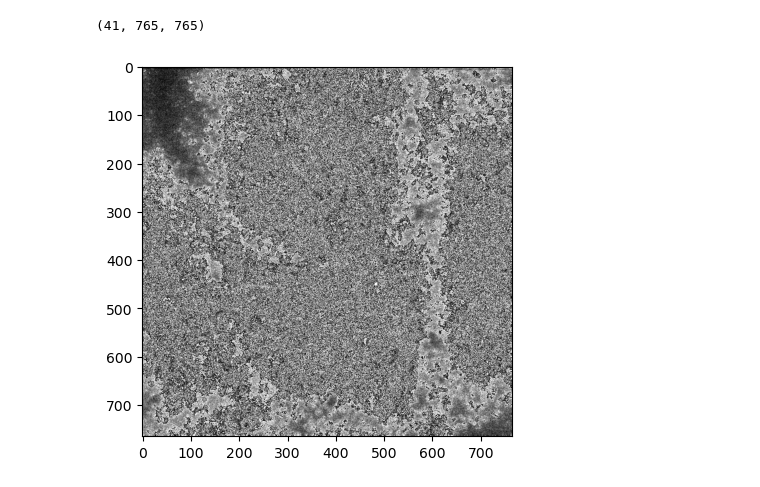
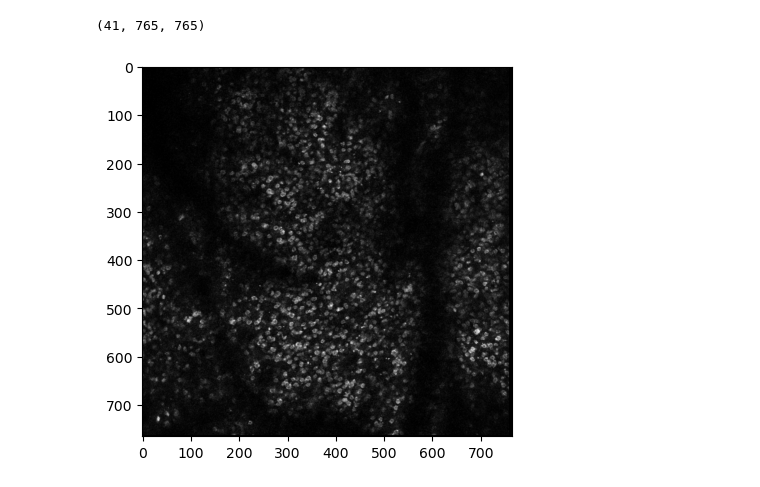
Before and after one commit to vncntprvst/2P-proc, a Jupyter notebook: Mesmerize/shift_zstack.ipynb, the cells around one changed output. Drawn from its saved outputs; the diff is of its cells as text; code cells hidden in the pictures.

```diff
--- a/Mesmerize/shift_zstack.ipynb
+++ b/Mesmerize/shift_zstack.ipynb
@@ -222,0 +207,18 @@ D:/Analysis_2P/Data/C57_O1M2/10022023/ZSeries-10022023-1300-002/ZSeries-10022023
+# %%
+import numpy as np
+from tifffile import TiffFile
+
+Z_path = "D:/Analysis_2P/Data/C57_O1M2/10022023/ZSeries-10022023-1300-002"
+zstack_tiff1_file = TiffFile(Z_path + "/zstack4_shifted1.tif")
+
+# Initialize an empty list to store the images
+zstack_tiff1 = []
+for page in zstack_tiff1_file.pages:
+    zstack_tiff1.append(page.asarray())
+zstack_tiff1 = np.stack(zstack_tiff1, axis=0)
+zstack_tiff1_file.close()
+
+# Check the shape of the loaded stack
+print(zstack_tiff1.shape)
+plt.imshow(zstack_tiff1[0], cmap='gray')
+plt.show()
@@ -223,27 +262,21 @@ D:/Analysis_2P/Data/C57_O1M2/10022023/ZSeries-10022023-1300-002/ZSeries-10022023
 # %%
 import numpy as np
 from tifffile import TiffFile
 
 Z_path = "D:/Analysis_2P/Data/C57_O1M2/10022023/ZSeries-10022023-1300-002"
-zstack_tiff_file = TiffFile(Z_path + "/zstack4_shifted1.tif")
+zstack_tiff_file = TiffFile(Z_path + "/zstack4_shifted.tif")
 
 # Initialize an empty list to store the images
 zstack_tiff = []
-
-# Iterate over each page (frame) in the TIFF file and append it to the list
 for page in zstack_tiff_file.pages:
     zstack_tiff.append(page.asarray())
-
-# Convert the list of images to a 3D numpy array
 zstack_tiff = np.stack(zstack_tiff, axis=0)
-
-# Close the TIFF file
 zstack_tiff_file.close()
 
 # Check the shape of the loaded stack
 print(zstack_tiff.shape)
 plt.imshow(zstack_tiff[0], cmap='gray')
 plt.show()
 # %% [output]
 (41, 765, 765)
-[figure, old version]
+[figure, new version]
```
Also changed, not shown: parts of 5 cells of this notebook, 1 other file.
